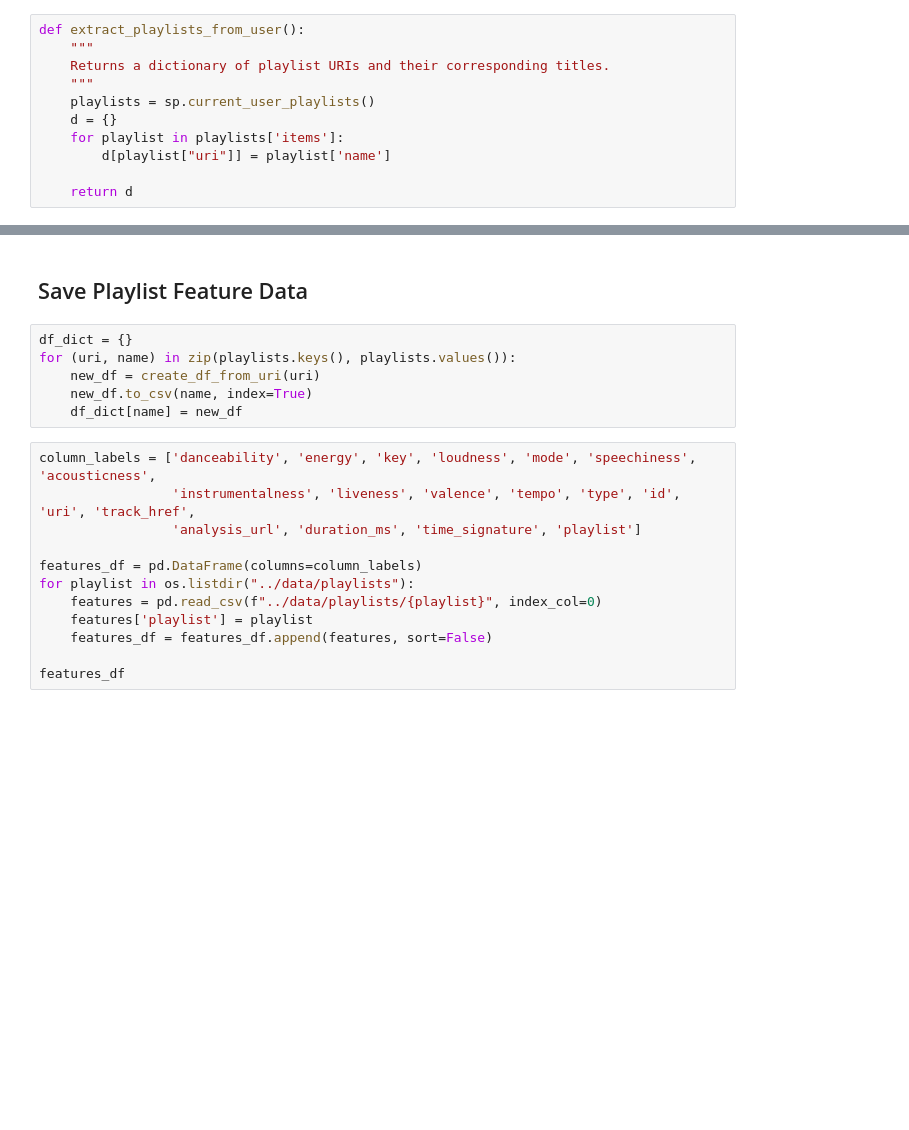
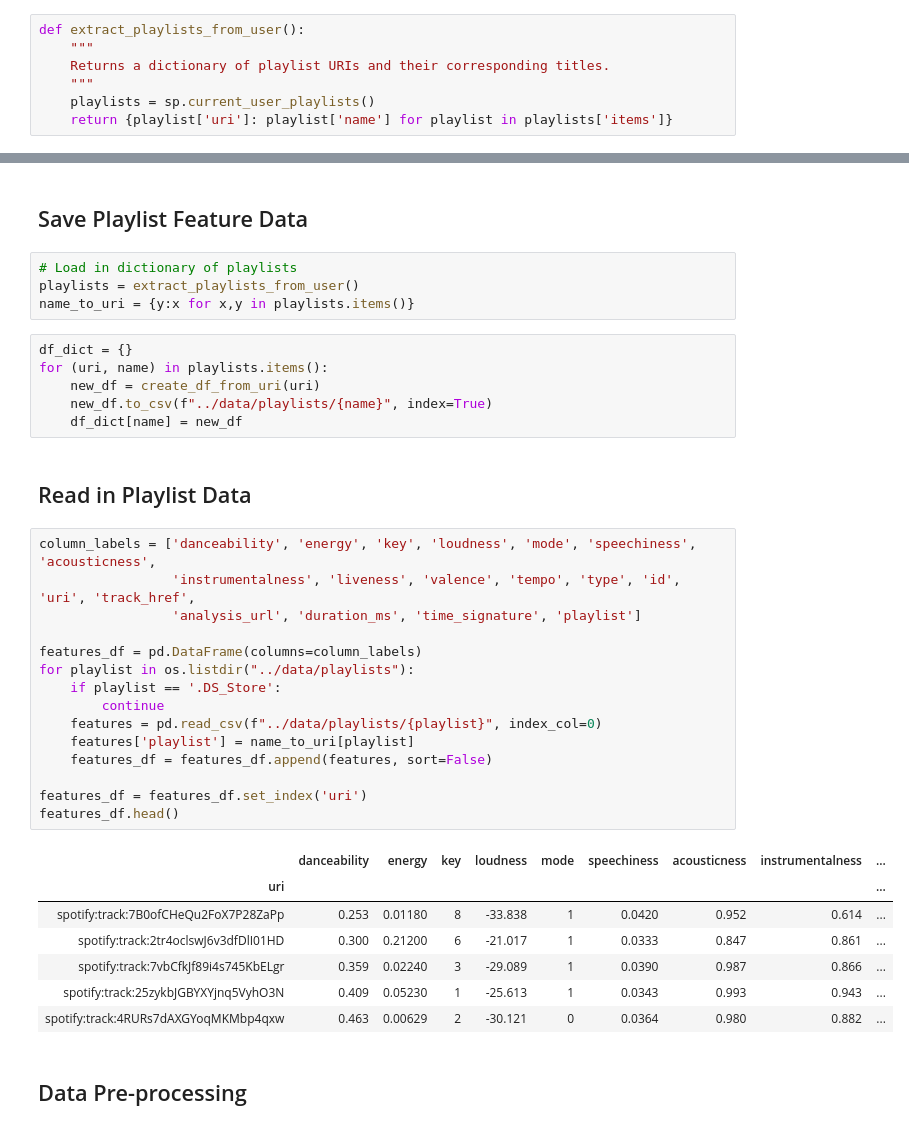
Before and after one commit to willfurtado/Visualizing-Spotify-Data, a Jupyter notebook: notebooks/SpotifyTrackOrganizer.ipynb, the cells around one changed output, grey strips where cells are left out. Saved outputs shown, nothing was run; the diff lists cells and outputs as text; blank space fills up the shorter version.

Commit message:
Rewriting playlist files and adding playlist tracker

```diff
--- a/notebooks/SpotifyTrackOrganizer.ipynb
+++ b/notebooks/SpotifyTrackOrganizer.ipynb
@@ -34,11 +38,7 @@ def extract_playlists_from_user():
     Returns a dictionary of playlist URIs and their corresponding titles.
     """
     playlists = sp.current_user_playlists()
-    d = {}
-    for playlist in playlists['items']:
-        d[playlist["uri"]] = playlist['name']
-
-    return d
+    return {playlist['uri']: playlist['name'] for playlist in playlists['items']}
 # %%
 def extract_songs_from_playlist(uri):
     """
@@ -109,21 +105,40 @@ def design_matrix(df: pd.DataFrame) -> pd.DataFrame:
     return X, y
 # %% [markdown]
 ## Save Playlist Feature Data
+# %%
+# Load in dictionary of playlists
+playlists = extract_playlists_from_user()
+name_to_uri = {y:x for x,y in playlists.items()}
 # %%
 df_dict = {}
-for (uri, name) in zip(playlists.keys(), playlists.values()):
+for (uri, name) in playlists.items():
     new_df = create_df_from_uri(uri)
-    new_df.to_csv(name, index=True)
+    new_df.to_csv(f"../data/playlists/{name}", index=True)
     df_dict[name] = new_df
+# %% [markdown]
+## Read in Playlist Data
 # %%
 column_labels = ['danceability', 'energy', 'key', 'loudness', 'mode', 'speechiness', 'acousticness',
                  'instrumentalness', 'liveness', 'valence', 'tempo', 'type', 'id', 'uri', 'track_href',
                  'analysis_url', 'duration_ms', 'time_signature', 'playlist']
 
 features_df = pd.DataFrame(columns=column_labels)
 for playlist in os.listdir("../data/playlists"):
+    if playlist == '.DS_Store':
+        continue
     features = pd.read_csv(f"../data/playlists/{playlist}", index_col=0)
-    features['playlist'] = playlist
+    features['playlist'] = name_to_uri[playlist]
     features_df = features_df.append(features, sort=False)
 
-features_df
+features_df = features_df.set_index('uri')
+features_df.head()
+# %% [output]
+|  | danceability | energy | key | loudness | mode | speechiness | acousticness | instrumentalness | ... |
+| uri |  |  |  |  |  |  |  |  | ... |
+| spotify:track:7B0ofCHeQu2FoX7P28ZaPp | 0.253 | 0.01180 | 8 | -33.838 | 1 | 0.0420 | 0.952 | 0.614 | ... |
+| spotify:track:2tr4oclswJ6v3dfDlI01HD | 0.300 | 0.21200 | 6 | -21.017 | 1 | 0.0333 | 0.847 | 0.861 | ... |
+| spotify:track:7vbCfkJf89i4s745KbELgr | 0.359 | 0.02240 | 3 | -29.089 | 1 | 0.0390 | 0.987 | 0.866 | ... |
+| spotify:track:25zykbJGBYXYjnq5VyhO3N | 0.409 | 0.05230 | 1 | -25.613 | 1 | 0.0343 | 0.993 | 0.943 | ... |
+| spotify:track:4RURs7dAXGYoqMKMbp4qxw | 0.463 | 0.00629 | 2 | -30.121 | 0 | 0.0364 | 0.980 | 0.882 | ... |
+# %% [markdown]
+## Data Pre-processing
```
Also changed, not shown: parts of 14 cells of this notebook, 22 other files.
